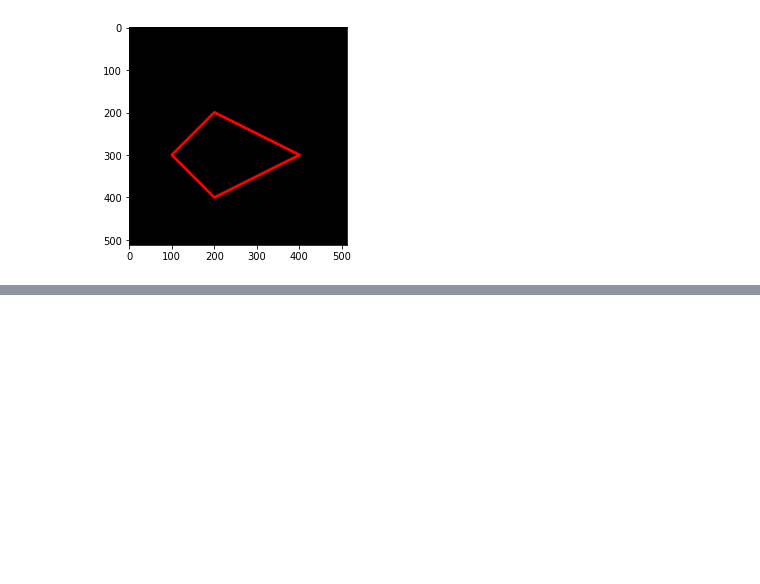
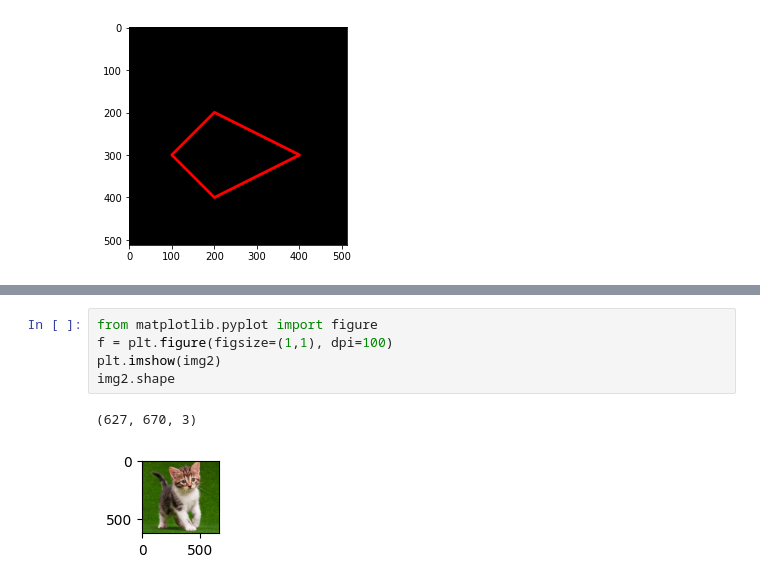
Before and after one commit to ab-rohman/Computer_Vision, a Jupyter notebook: Week2.ipynb, the cells around one changed output, grey strips where cells are left out. Drawn from its saved outputs; the diff is of its cells as text; blank space fills up the shorter version.

```diff
--- a/Week2.ipynb
+++ b/Week2.ipynb
@@ -137,0 +160,8 @@ plt.imshow(black_img2)
+# %%
+from matplotlib.pyplot import figure
+f = plt.figure(figsize=(1,1), dpi=100)
+plt.imshow(img2)
+img2.shape
+# %% [output]
+(627, 670, 3)
+[figure, added]
```
Also changed, not shown: parts of 13 cells of this notebook.
